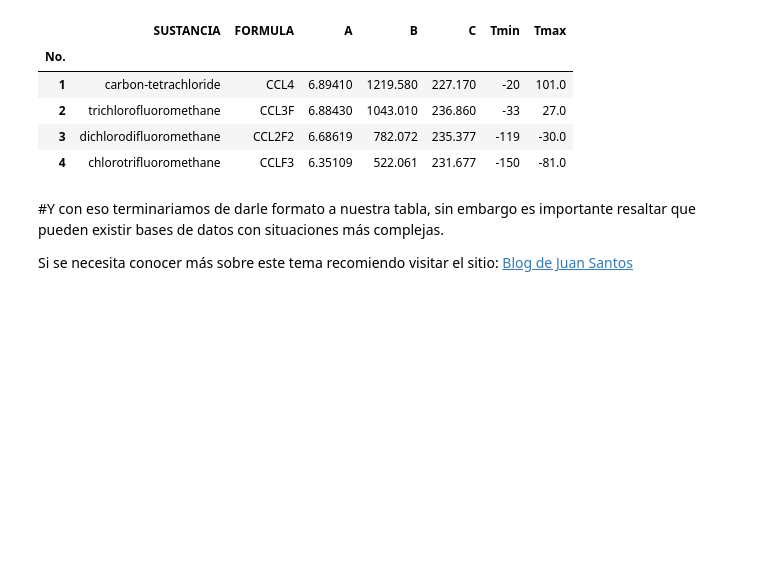
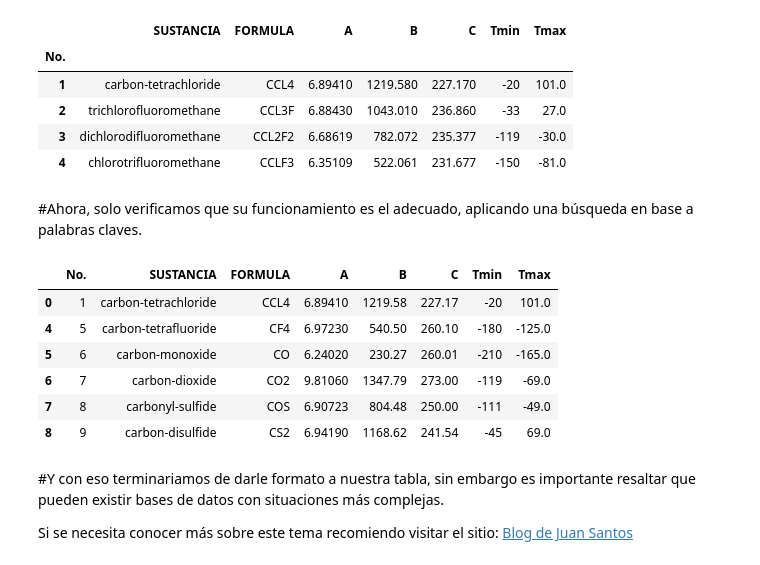
Before and after one commit to BELMAN-EDCM/Modulos_SS, a Jupyter notebook: Base_de_datos_no_comun.ipynb, the cells around one changed output. Cells and saved outputs as stored; diff of their text form; code cells hidden in the pictures; blank space fills up the shorter version.

```diff
--- a/Base_de_datos_no_comun.ipynb
+++ b/Base_de_datos_no_comun.ipynb
@@ -155,6 +155,21 @@ df.head(4)
 | 2 | trichlorofluoromethane | CCL3F | 6.88430 | 1043.010 | 236.860 | -33 | 27.0 |
 | 3 | dichlorodifluoromethane | CCL2F2 | 6.68619 | 782.072 | 235.377 | -119 | -30.0 |
 | 4 | chlorotrifluoromethane | CCLF3 | 6.35109 | 522.061 | 231.677 | -150 | -81.0 |
+# %% [markdown]
+#Ahora, solo verificamos que su funcionamiento es el adecuado, aplicando una búsqueda en base a palabras claves.
+# %%
+#Buscara la palabra que asignes (Segundo corchete) dentro de la columna que le indiques (Primer corchete) y mostrará las coincidencias
+#dentro de la base de datos.
+#Por ejemplo, buscaremos todos los compuestos que contengan carbón en el nombre dentro de la columna de sustancias.
+df[df['SUSTANCIA'].str.contains('carbon')]
+# %% [output]
+|  | No. | SUSTANCIA | FORMULA | A | B | C | Tmin | Tmax |
+| 0 | 1 | carbon-tetrachloride | CCL4 | 6.89410 | 1219.58 | 227.17 | -20 | 101.0 |
+| 4 | 5 | carbon-tetrafluoride | CF4 | 6.97230 | 540.50 | 260.10 | -180 | -125.0 |
+| 5 | 6 | carbon-monoxide | CO | 6.24020 | 230.27 | 260.01 | -210 | -165.0 |
+| 6 | 7 | carbon-dioxide | CO2 | 9.81060 | 1347.79 | 273.00 | -119 | -69.0 |
+| 7 | 8 | carbonyl-sulfide | COS | 6.90723 | 804.48 | 250.00 | -111 | -49.0 |
+| 8 | 9 | carbon-disulfide | CS2 | 6.94190 | 1168.62 | 241.54 | -45 | 69.0 |
 # %% [markdown]
 #Y con eso terminariamos de darle formato a nuestra tabla, sin embargo es importante resaltar que pueden existir bases de datos con situaciones más complejas.
 
```
